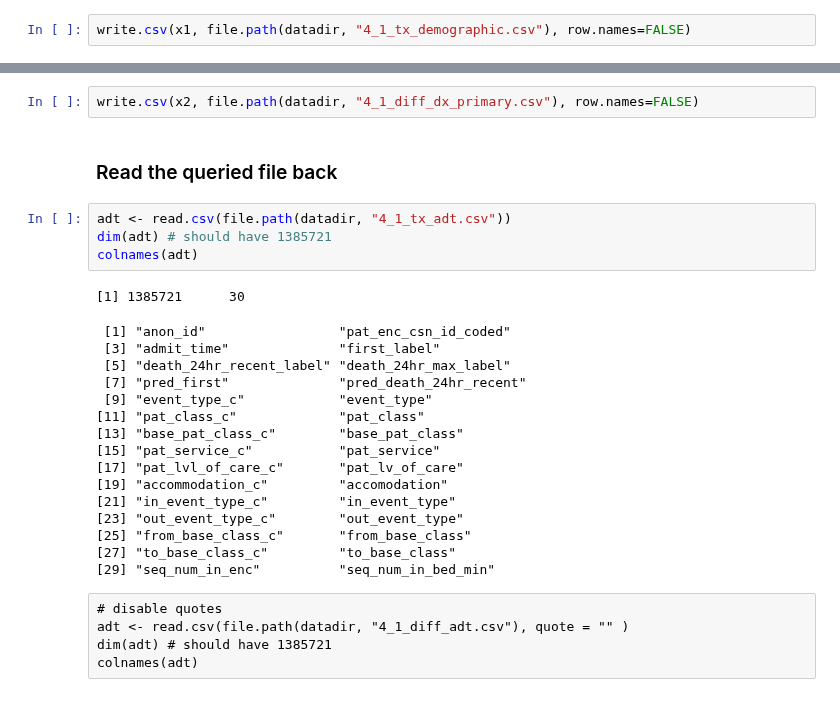
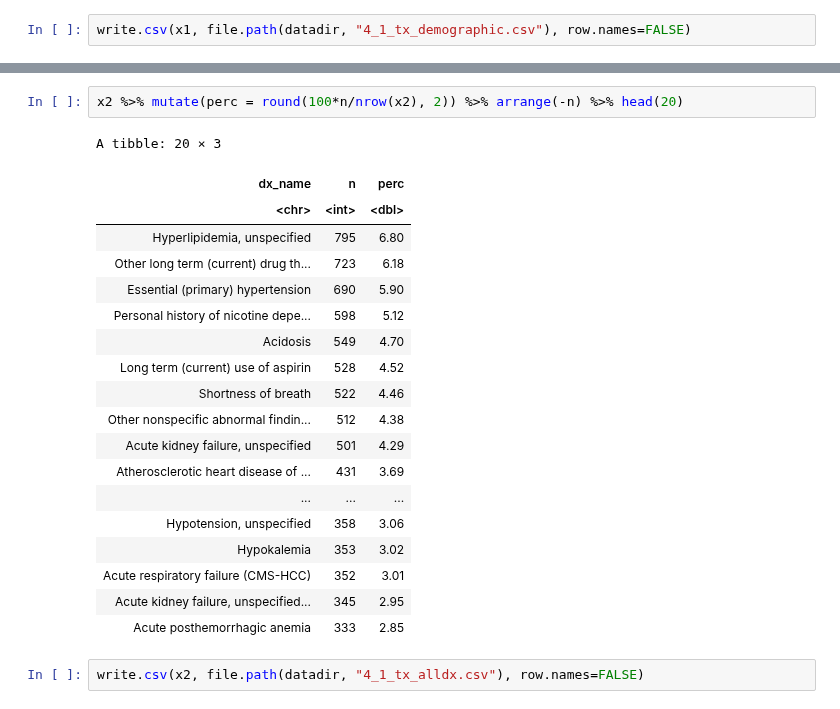
Before and after one commit to Minh084/TDA, a Jupyter notebook: 4_description/4.1_transfers.ipynb, the cells around one changed output, grey strips where cells are left out. Cells and saved outputs as stored; diff of their text form.

```diff
--- a/4_description/4.1_transfers.ipynb
+++ b/4_description/4.1_transfers.ipynb
@@ -178,30 +268,24 @@ colnames(x2)
+# %%
+x2 %>% mutate(perc = round(100*n/nrow(x2), 2)) %>% arrange(-n) %>% head(20)
+# %% [output]
+A tibble: 20 × 3
+| dx_name | n | perc |
+| <chr> | <int> | <dbl> |
+| Hyperlipidemia, unspecified | 795 | 6.80 |
+| Other long term (current) drug th... | 723 | 6.18 |
+| Essential (primary) hypertension | 690 | 5.90 |
+| Personal history of nicotine depe... | 598 | 5.12 |
+| Acidosis | 549 | 4.70 |
+| Long term (current) use of aspirin | 528 | 4.52 |
+| Shortness of breath | 522 | 4.46 |
+| Other nonspecific abnormal findin... | 512 | 4.38 |
+| Acute kidney failure, unspecified | 501 | 4.29 |
+| Atherosclerotic heart disease of ... | 431 | 3.69 |
+| ... | ... | ... |
+| Hypotension, unspecified | 358 | 3.06 |
+| Hypokalemia | 353 | 3.02 |
+| Acute respiratory failure (CMS-HCC) | 352 | 3.01 |
+| Acute kidney failure, unspecified... | 345 | 2.95 |
+| Acute posthemorrhagic anemia | 333 | 2.85 |
 # %%
-write.csv(x2, file.path(datadir, "4_1_diff_dx_primary.csv"), row.names=FALSE)
+write.csv(x2, file.path(datadir, "4_1_tx_alldx.csv"), row.names=FALSE)
-# %% [markdown]
-### Read the queried file back
-# %%
-adt <- read.csv(file.path(datadir, "4_1_tx_adt.csv"))
-dim(adt) # should have 1385721
-colnames(adt)
-# %% [output]
-[1] 1385721      30
- [1] "anon_id"                 "pat_enc_csn_id_coded"
- [3] "admit_time"              "first_label"
- [5] "death_24hr_recent_label" "death_24hr_max_label"
- [7] "pred_first"              "pred_death_24hr_recent"
- [9] "event_type_c"            "event_type"
-[11] "pat_class_c"             "pat_class"
-[13] "base_pat_class_c"        "base_pat_class"
-[15] "pat_service_c"           "pat_service"
-[17] "pat_lvl_of_care_c"       "pat_lv_of_care"
-[19] "accommodation_c"         "accomodation"
-[21] "in_event_type_c"         "in_event_type"
-[23] "out_event_type_c"        "out_event_type"
-[25] "from_base_class_c"       "from_base_class"
-[27] "to_base_class_c"         "to_base_class"
-[29] "seq_num_in_enc"          "seq_num_in_bed_min"
-# %% [raw]
-# disable quotes
-adt <- read.csv(file.path(datadir, "4_1_diff_adt.csv"), quote = "" )
-dim(adt) # should have 1385721
-colnames(adt)
```
Also changed, not shown: parts of 26 cells of this notebook, 3 other files.
